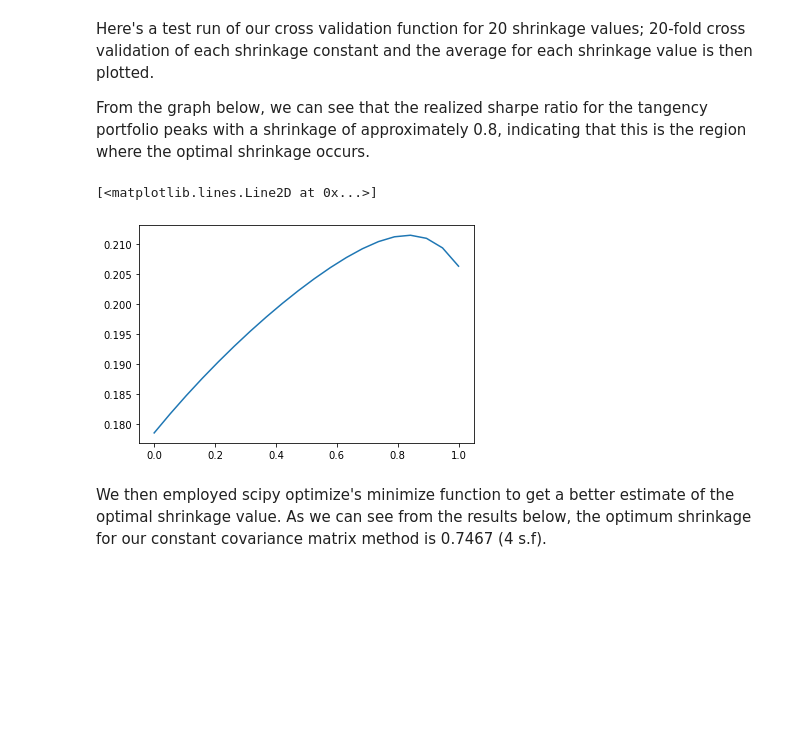
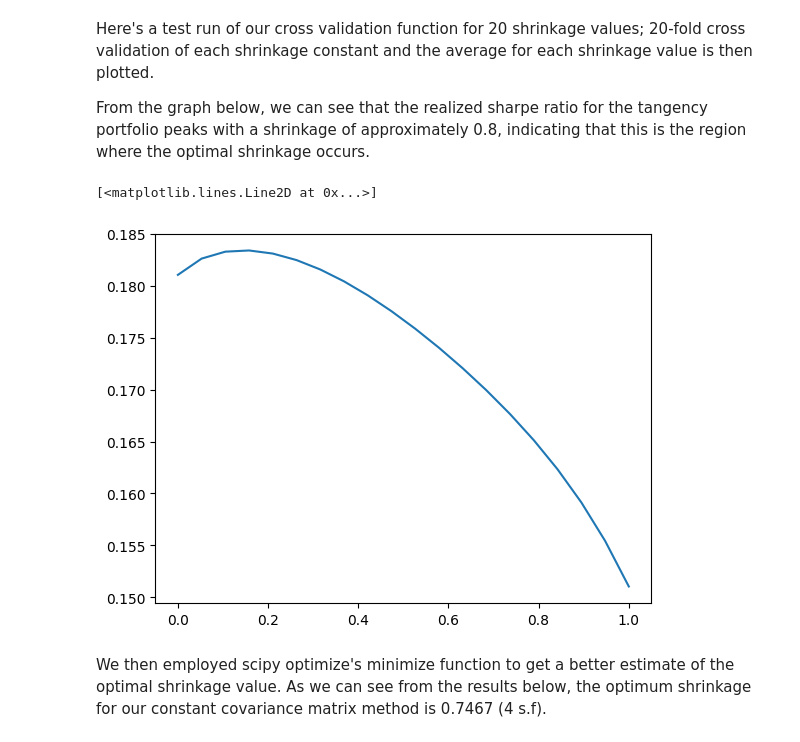
Before and after one commit to legendarycy/DBA3713_G10, a Jupyter notebook: Group Project.ipynb, the cells around one changed output. Drawn from its saved outputs; the diff is of its cells as text; code cells hidden in the pictures; blank space fills up the shorter version.

Commit message:
feat: completed 2.5, refactored to train on train data

```diff
--- a/Group Project.ipynb
+++ b/Group Project.ipynb
@@ -569,15 +569,15 @@ From the graph below, we can see that the realized sharpe ratio for the tangency
 # %%
 output_array = []
 
 shrinkage_space = np.linspace(0, 1, 20)
 for i in shrinkage_space:
-    s = cross_val(df, generate_folds(df, 20), i, 1, "tan")
+    s = cross_val(train, generate_folds(train, 20), i, 1, "tan")
     output_array.append(s)
 
 plt.plot(shrinkage_space, output_array)
 # %% [output]
 [<matplotlib.lines.Line2D at 0x...>]
-[figure, old version]
+[figure, new version]
 # %% [markdown]
 We then employed scipy optimize's minimize function to get a better estimate of the optimal shrinkage value. As we can see from the results below, the optimum shrinkage for our constant covariance matrix method is 0.7467 (4 s.f).
 # %%
```
Also changed, not shown: parts of 24 cells of this notebook.
